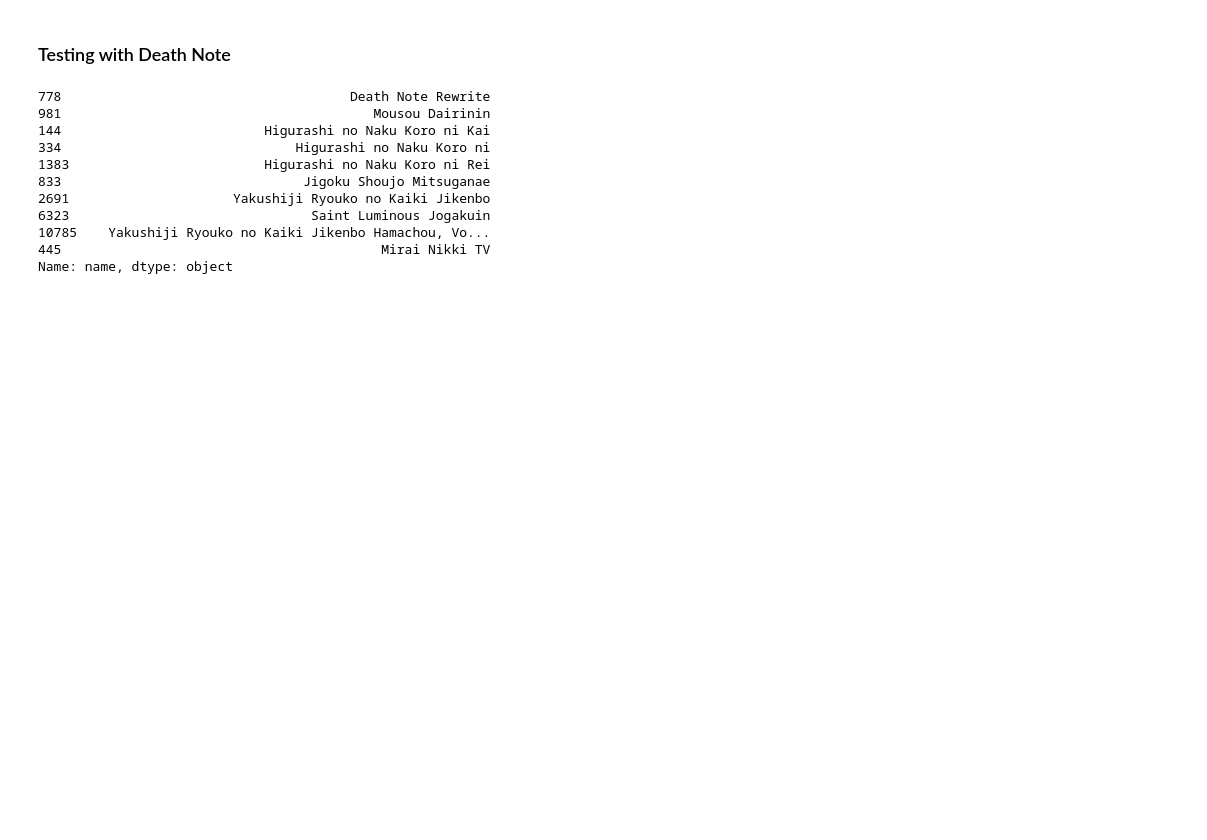
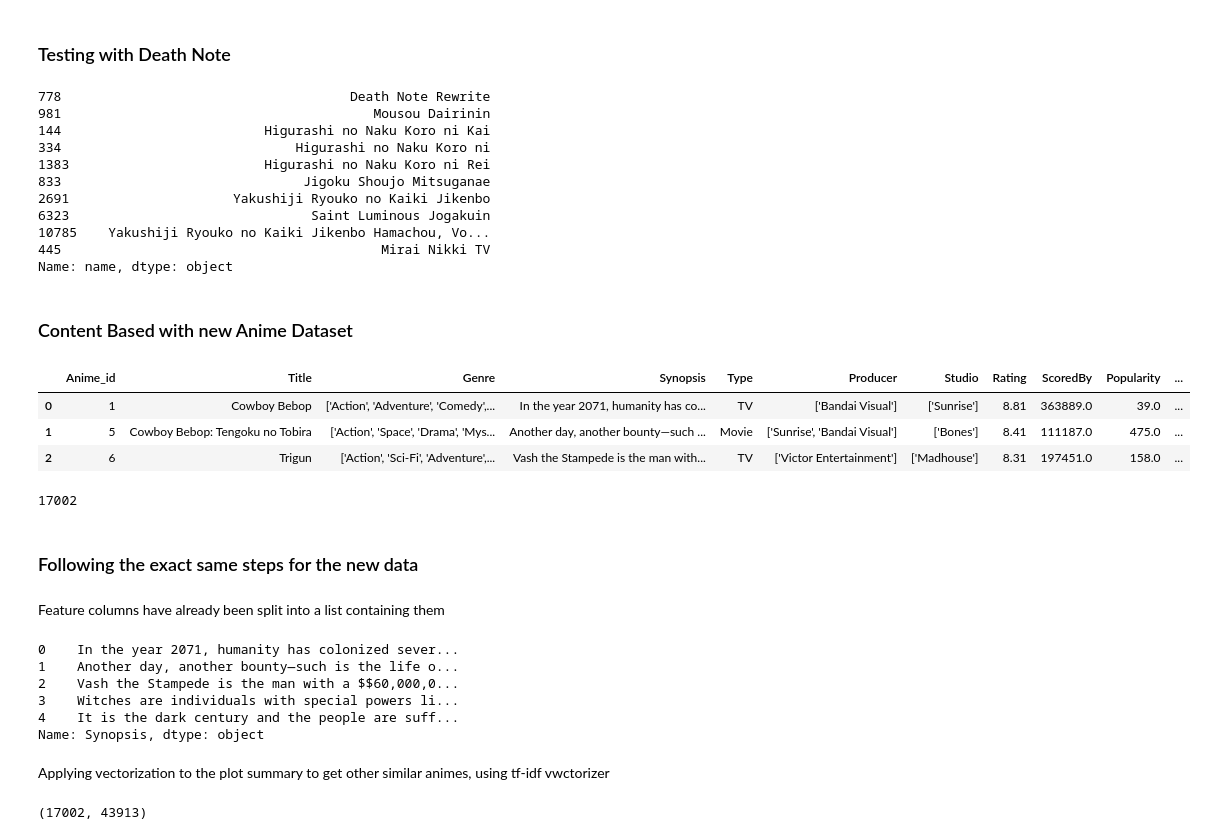
Before and after one commit to Pydare/Anime-Recommender-System, a Jupyter notebook: anime_content_based.ipynb, the cells around one changed output. Saved outputs shown, nothing was run; the diff lists cells and outputs as text; code cells hidden in the pictures; blank space fills up the shorter version.

Commit message:
content based on new anime dataset, using both plot summary similarity and features similarity

```diff
--- a/anime_content_based.ipynb
+++ b/anime_content_based.ipynb
@@ -228,3 +228,5 @@ print(recommendations)
 10785    Yakushiji Ryouko no Kaiki Jikenbo Hamachou, Vo...
 445                                         Mirai Nikki TV
 Name: name, dtype: object
+# %% [markdown]
+### Content Based with new Anime Dataset
@@ -230,0 +236,44 @@ Name: name, dtype: object
+# %%
+anime_new = pd.read_csv('/content/drive/My Drive/anime data/Anime_data.csv')
+anime_new.head(3)
+# %% [output]
+|  | Anime_id | Title | Genre | Synopsis | Type | Producer | Studio | Rating | ScoredBy | Popularity | ... |
+| 0 | 1 | Cowboy Bebop | ['Action', 'Adventure', 'Comedy',... | In the year 2071, humanity has co... | TV | ['Bandai Visual'] | ['Sunrise'] | 8.81 | 363889.0 | 39.0 | ... |
+| 1 | 5 | Cowboy Bebop: Tengoku no Tobira | ['Action', 'Space', 'Drama', 'Mys... | Another day, another bounty—such ... | Movie | ['Sunrise', 'Bandai Visual'] | ['Bones'] | 8.41 | 111187.0 | 475.0 | ... |
+| 2 | 6 | Trigun | ['Action', 'Sci-Fi', 'Adventure',... | Vash the Stampede is the man with... | TV | ['Victor Entertainment'] | ['Madhouse'] | 8.31 | 197451.0 | 158.0 | ... |
+# %%
+len(anime_new)
+# %% [output]
+17002
+# %% [markdown]
+### Following the exact same steps for the new data
+# %% [markdown]
+Feature columns have already been split into a list containing them
+# %%
+anime_new['Synopsis'].head()
+# %% [output]
+0    In the year 2071, humanity has colonized sever...
+1    Another day, another bounty—such is the life o...
+2    Vash the Stampede is the man with a $$60,000,0...
+3    Witches are individuals with special powers li...
+4    It is the dark century and the people are suff...
+Name: Synopsis, dtype: object
+# %% [markdown]
+Applying vectorization to the plot summary to get other similar animes, using tf-idf vwctorizer
+# %%
+#Import TfIdfVectorizer from scikit-learn
+from sklearn.feature_extraction.text import TfidfVectorizer
+
+#Define a TF-IDF Vectorizer Object. Remove all english stop words such as 'the', 'a'
+tfidf = TfidfVectorizer(stop_words='english')
+
+#Replace NaN with an empty string
+anime_new['Synopsis'] = anime_new['Synopsis'].fillna('')
+
+#Construct the required TF-IDF matrix by fitting and transforming the data
+tfidf_matrix = tfidf.fit_transform(anime_new['Synopsis'])
+
+#Output the shape of tfidf_matrix
+tfidf_matrix.shape
+# %% [output]
+(17002, 43913)
```
Also changed, not shown: parts of 33 cells of this notebook.
